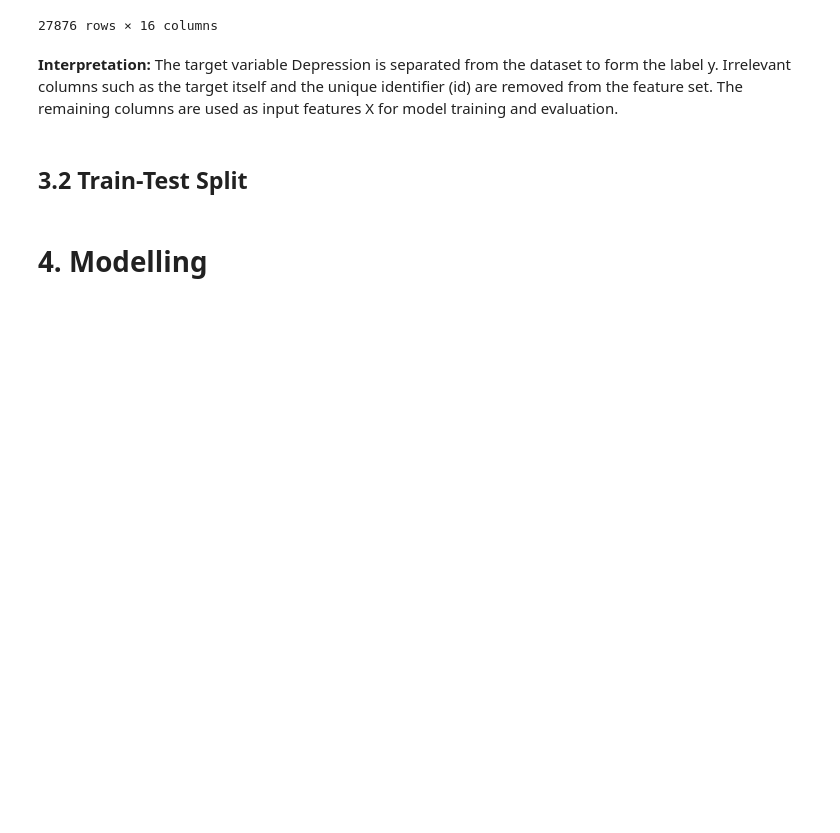
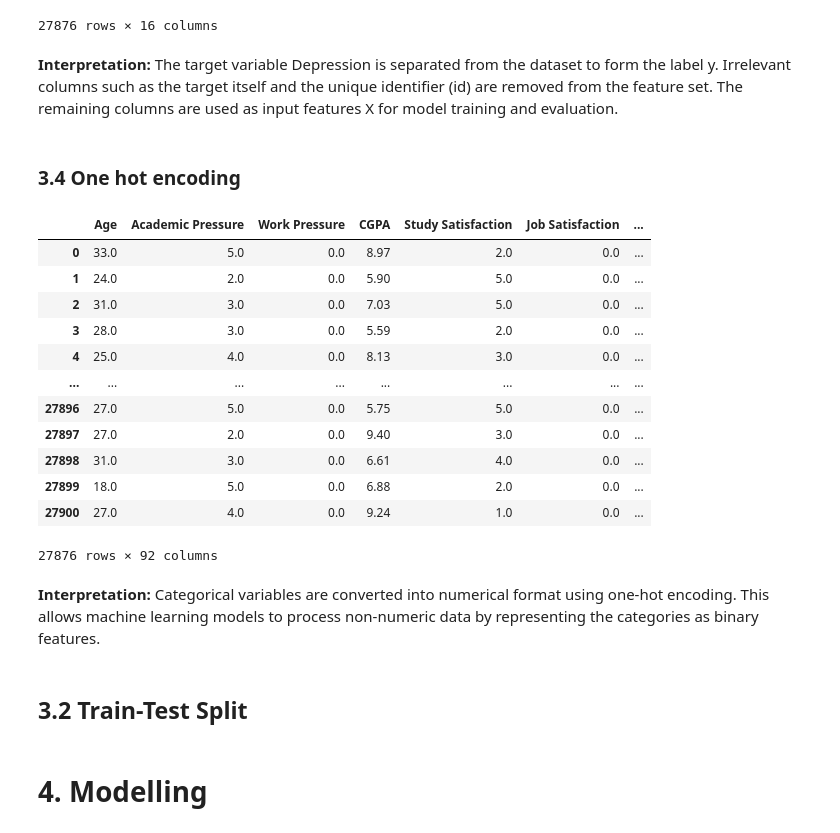
Before and after one commit to Reyes-Yeo/mldp-project-streamlit, a Jupyter notebook: Reyes Yeo Zhibin_2404424J_P01_MLDP Program Codes Submission.ipynb, the cells around one changed output. Drawn from its saved outputs; the diff is of its cells as text; code cells hidden in the pictures; blank space fills up the shorter version.

Commit message:
Did one hot encoding to change categorical variables to numeric

```diff
--- a/Reyes Yeo Zhibin_2404424J_P01_MLDP Program Codes Submission.ipynb
+++ b/Reyes Yeo Zhibin_2404424J_P01_MLDP Program Codes Submission.ipynb
@@ -321,6 +321,29 @@ X
 # %% [markdown]
 **Interpretation:**
 The target variable Depression is separated from the dataset to form the label y. Irrelevant columns such as the target itself and the unique identifier (id) are removed from the feature set. The remaining columns are used as input features X for model training and evaluation.
+# %% [markdown]
+### 3.4 One hot encoding
+# %%
+## One-Hot Encoding
+X = pd.get_dummies(X, drop_first=True)  # TODO: encode categorical columns
+X
+# %% [output]
+|  | Age | Academic Pressure | Work Pressure | CGPA | Study Satisfaction | Job Satisfaction | ... |
+| 0 | 33.0 | 5.0 | 0.0 | 8.97 | 2.0 | 0.0 | ... |
+| 1 | 24.0 | 2.0 | 0.0 | 5.90 | 5.0 | 0.0 | ... |
+| 2 | 31.0 | 3.0 | 0.0 | 7.03 | 5.0 | 0.0 | ... |
+| 3 | 28.0 | 3.0 | 0.0 | 5.59 | 2.0 | 0.0 | ... |
+| 4 | 25.0 | 4.0 | 0.0 | 8.13 | 3.0 | 0.0 | ... |
+| ... | ... | ... | ... | ... | ... | ... | ... |
+| 27896 | 27.0 | 5.0 | 0.0 | 5.75 | 5.0 | 0.0 | ... |
+| 27897 | 27.0 | 2.0 | 0.0 | 9.40 | 3.0 | 0.0 | ... |
+| 27898 | 31.0 | 3.0 | 0.0 | 6.61 | 4.0 | 0.0 | ... |
+| 27899 | 18.0 | 5.0 | 0.0 | 6.88 | 2.0 | 0.0 | ... |
+| 27900 | 27.0 | 4.0 | 0.0 | 9.24 | 1.0 | 0.0 | ... |
+27876 rows × 92 columns
+# %% [markdown]
+**Interpretation:**
+Categorical variables are converted into numerical format using one-hot encoding. This allows machine learning models to process non-numeric data by representing the categories as binary features.
 # %% [markdown]
 ## 3.2 Train-Test Split
 # %%
```
